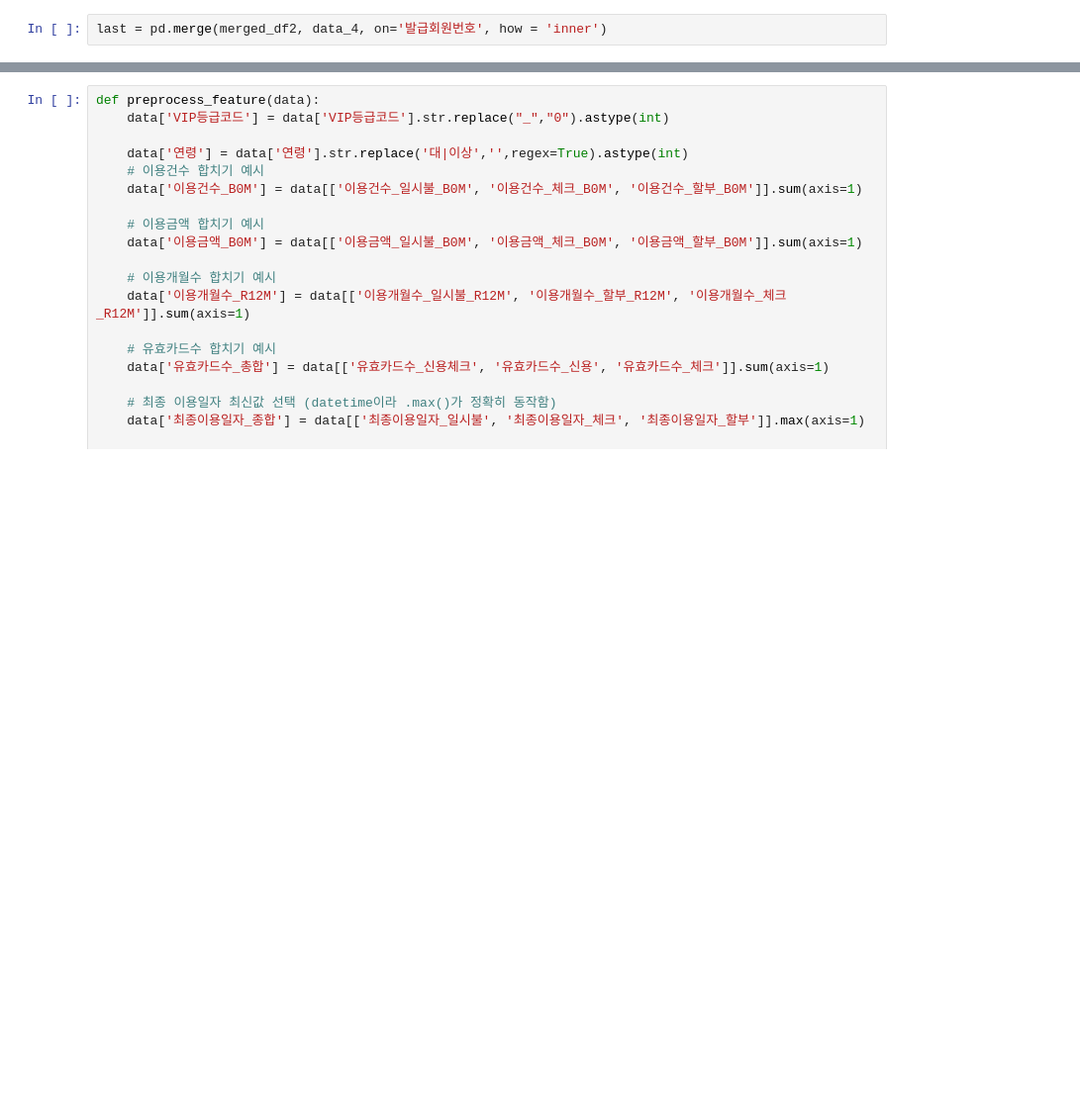
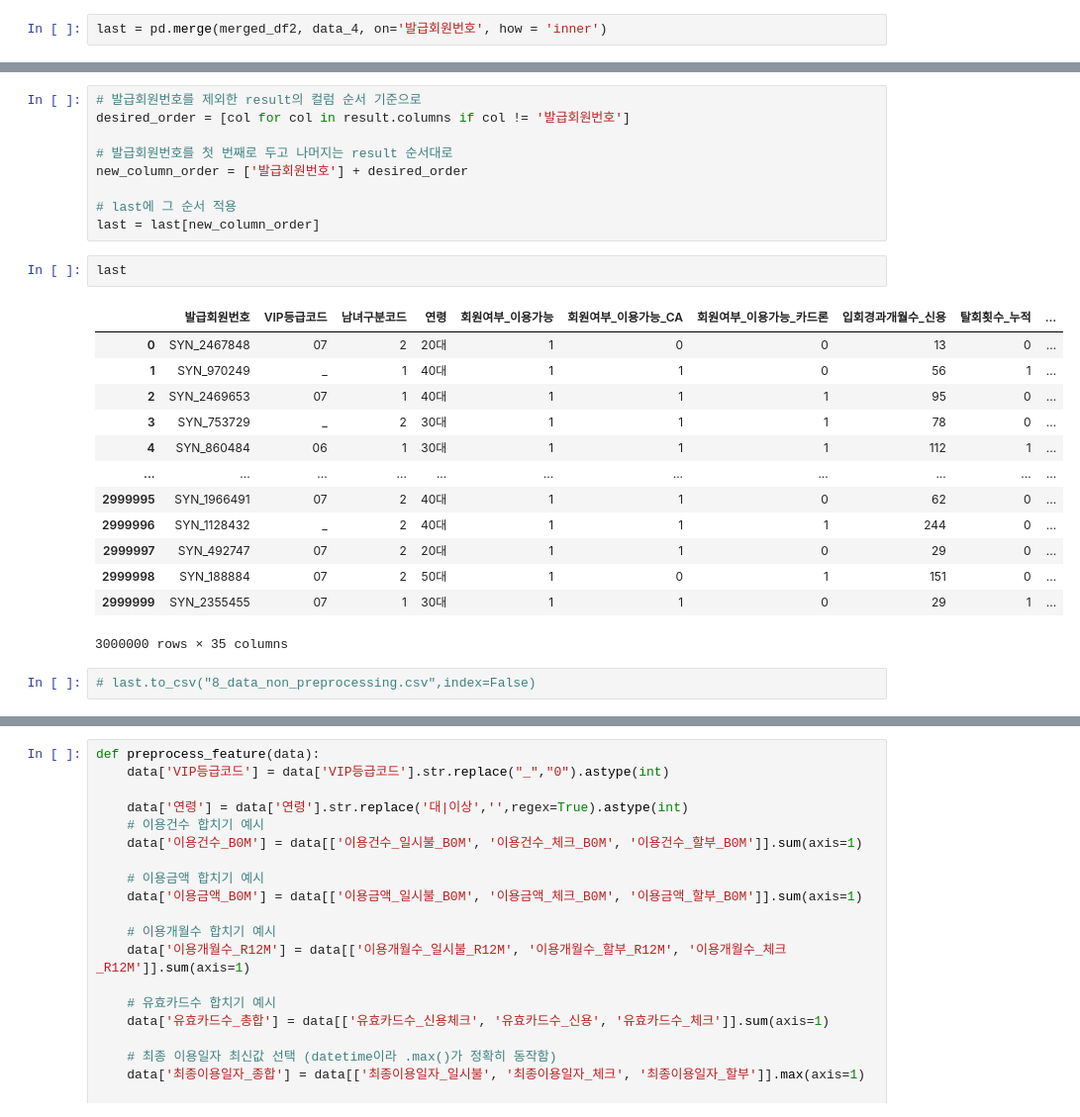
Before and after one commit to team-project-pratice/card_project, a Jupyter notebook: Jun/Generating_data_for_August.ipynb, the cells around one changed output, grey strips where cells are left out. Shown at 99% size. Cells and saved outputs as stored; diff of their text form; blank space fills up the shorter version.

```diff
--- a/Jun/Generating_data_for_August.ipynb
+++ b/Jun/Generating_data_for_August.ipynb
@@ -77,0 +112,27 @@ last = pd.merge(merged_df2, data_4, on='발급회원번호', how = 'inner')
+# %%
+# 발급회원번호를 제외한 result의 컬럼 순서 기준으로
+desired_order = [col for col in result.columns if col != '발급회원번호']
+
+# 발급회원번호를 첫 번째로 두고 나머지는 result 순서대로
+new_column_order = ['발급회원번호'] + desired_order
+
+# last에 그 순서 적용
+last = last[new_column_order]
+# %%
+last
+# %% [output]
+|  | 발급회원번호 | VIP등급코드 | 남녀구분코드 | 연령 | 회원여부_이용가능 | 회원여부_이용가능_CA | 회원여부_이용가능_카드론 | 입회경과개월수_신용 | 탈회횟수_누적 | ... |
+| 0 | SYN_2467848 | 07 | 2 | 20대 | 1 | 0 | 0 | 13 | 0 | ... |
+| 1 | SYN_970249 | _ | 1 | 40대 | 1 | 1 | 0 | 56 | 1 | ... |
+| 2 | SYN_2469653 | 07 | 1 | 40대 | 1 | 1 | 1 | 95 | 0 | ... |
+| 3 | SYN_753729 | _ | 2 | 30대 | 1 | 1 | 1 | 78 | 0 | ... |
+| 4 | SYN_860484 | 06 | 1 | 30대 | 1 | 1 | 1 | 112 | 1 | ... |
+| ... | ... | ... | ... | ... | ... | ... | ... | ... | ... | ... |
+| 2999995 | SYN_1966491 | 07 | 2 | 40대 | 1 | 1 | 0 | 62 | 0 | ... |
+| 2999996 | SYN_1128432 | _ | 2 | 40대 | 1 | 1 | 1 | 244 | 0 | ... |
+| 2999997 | SYN_492747 | 07 | 2 | 20대 | 1 | 1 | 0 | 29 | 0 | ... |
+| 2999998 | SYN_188884 | 07 | 2 | 50대 | 1 | 0 | 1 | 151 | 0 | ... |
+| 2999999 | SYN_2355455 | 07 | 1 | 30대 | 1 | 1 | 0 | 29 | 1 | ... |
+3000000 rows × 35 columns
+# %%
+# last.to_csv("8_data_non_preprocessing.csv",index=False)
```
Also changed, not shown: parts of 4 cells of this notebook, 7 other files.
